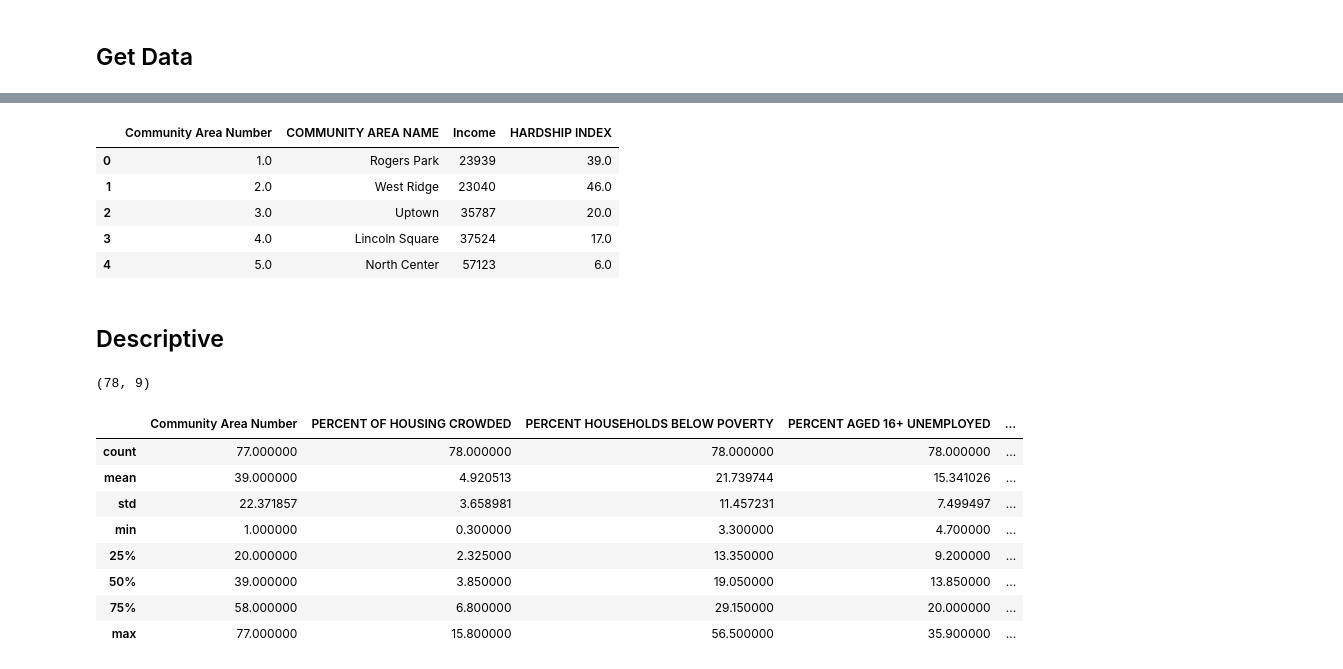
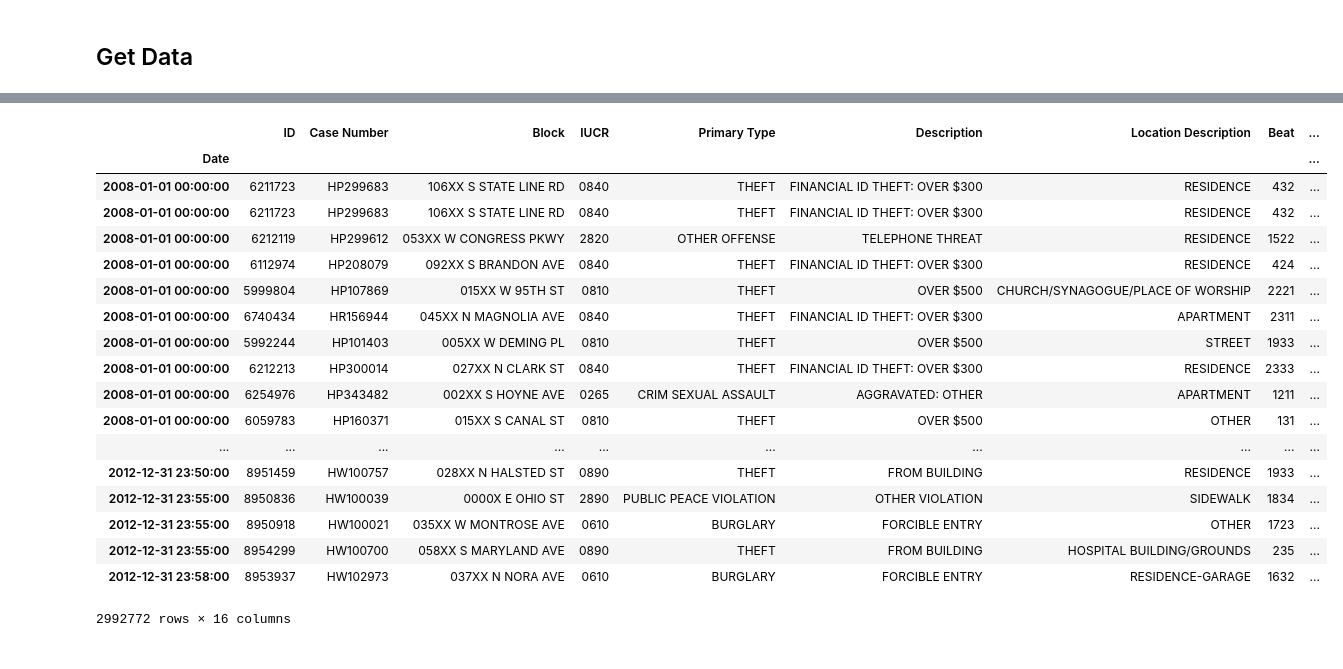
Before and after one commit to nschenone/Crime_Analysis_in_Chicago, a Jupyter notebook: COGS 108 Final Project Shane.ipynb, the cells around one changed output, grey strips where cells are left out. Cells and saved outputs as stored; diff of their text form; code cells hidden in the pictures.

```diff
--- a/COGS 108 Final Project Shane.ipynb
+++ b/COGS 108 Final Project Shane.ipynb
@@ -382,33 +246,22 @@ set(list(Community))
-# %%
-Community.drop(columns=['PERCENT OF HOUSING CROWDED',
-                'PERCENT HOUSEHOLDS BELOW POVERTY',
-                'PERCENT AGED 16+ UNEMPLOYED',
-                'PERCENT AGED 25+ WITHOUT HIGH SCHOOL DIPLOMA',
-                'PERCENT AGED UNDER 18 OR OVER 64',
-                'PERCENT OF HOUSING CROWDED'],inplace=True)
-Community.head(5)
-# %% [output]
-|  | Community Area Number | COMMUNITY AREA NAME | Income | HARDSHIP INDEX |
-| 0 | 1.0 | Rogers Park | 23939 | 39.0 |
-| 1 | 2.0 | West Ridge | 23040 | 46.0 |
-| 2 | 3.0 | Uptown | 35787 | 20.0 |
-| 3 | 4.0 | Lincoln Square | 37524 | 17.0 |
-| 4 | 5.0 | North Center | 57123 | 6.0 |
-# %% [markdown]
-## Descriptive
-# %%
-Community.shape
-# %% [output]
-(78, 9)
-# %%
-Community.describe()
-# %% [output]
-|  | Community Area Number | PERCENT OF HOUSING CROWDED | PERCENT HOUSEHOLDS BELOW POVERTY | PERCENT AGED 16+ UNEMPLOYED | ... |
-| count | 77.000000 | 78.000000 | 78.000000 | 78.000000 | ... |
-| mean | 39.000000 | 4.920513 | 21.739744 | 15.341026 | ... |
-| std | 22.371857 | 3.658981 | 11.457231 | 7.499497 | ... |
-| min | 1.000000 | 0.300000 | 3.300000 | 4.700000 | ... |
-| 25% | 20.000000 | 2.325000 | 13.350000 | 9.200000 | ... |
-| 50% | 39.000000 | 3.850000 | 19.050000 | 13.850000 | ... |
-| 75% | 58.000000 | 6.800000 | 29.150000 | 20.000000 | ... |
-| max | 77.000000 | 15.800000 | 56.500000 | 35.900000 | ... |
+# %%
+df_2008_2012
+# %% [output]
+|  | ID | Case Number | Block | IUCR | Primary Type | Description | Location Description | Beat | ... |
+| Date |  |  |  |  |  |  |  |  | ... |
+| 2008-01-01 00:00:00 | 6211723 | HP299683 | 106XX S STATE LINE RD | 0840 | THEFT | FINANCIAL ID THEFT: OVER $300 | RESIDENCE | 432 | ... |
+| 2008-01-01 00:00:00 | 6211723 | HP299683 | 106XX S STATE LINE RD | 0840 | THEFT | FINANCIAL ID THEFT: OVER $300 | RESIDENCE | 432 | ... |
+| 2008-01-01 00:00:00 | 6212119 | HP299612 | 053XX W CONGRESS PKWY | 2820 | OTHER OFFENSE | TELEPHONE THREAT | RESIDENCE | 1522 | ... |
+| 2008-01-01 00:00:00 | 6112974 | HP208079 | 092XX S BRANDON AVE | 0840 | THEFT | FINANCIAL ID THEFT: OVER $300 | RESIDENCE | 424 | ... |
+| 2008-01-01 00:00:00 | 5999804 | HP107869 | 015XX W 95TH ST | 0810 | THEFT | OVER $500 | CHURCH/SYNAGOGUE/PLACE OF WORSHIP | 2221 | ... |
+| 2008-01-01 00:00:00 | 6740434 | HR156944 | 045XX N MAGNOLIA AVE | 0840 | THEFT | FINANCIAL ID THEFT: OVER $300 | APARTMENT | 2311 | ... |
+| 2008-01-01 00:00:00 | 5992244 | HP101403 | 005XX W DEMING PL | 0810 | THEFT | OVER $500 | STREET | 1933 | ... |
+| 2008-01-01 00:00:00 | 6212213 | HP300014 | 027XX N CLARK ST | 0840 | THEFT | FINANCIAL ID THEFT: OVER $300 | RESIDENCE | 2333 | ... |
+| 2008-01-01 00:00:00 | 6254976 | HP343482 | 002XX S HOYNE AVE | 0265 | CRIM SEXUAL ASSAULT | AGGRAVATED: OTHER | APARTMENT | 1211 | ... |
+| 2008-01-01 00:00:00 | 6059783 | HP160371 | 015XX S CANAL ST | 0810 | THEFT | OVER $500 | OTHER | 131 | ... |
+| ... | ... | ... | ... | ... | ... | ... | ... | ... | ... |
+| 2012-12-31 23:50:00 | 8951459 | HW100757 | 028XX N HALSTED ST | 0890 | THEFT | FROM BUILDING | RESIDENCE | 1933 | ... |
+| 2012-12-31 23:55:00 | 8950836 | HW100039 | 0000X E OHIO ST | 2890 | PUBLIC PEACE VIOLATION | OTHER VIOLATION | SIDEWALK | 1834 | ... |
+| 2012-12-31 23:55:00 | 8950918 | HW100021 | 035XX W MONTROSE AVE | 0610 | BURGLARY | FORCIBLE ENTRY | OTHER | 1723 | ... |
+| 2012-12-31 23:55:00 | 8954299 | HW100700 | 058XX S MARYLAND AVE | 0890 | THEFT | FROM BUILDING | HOSPITAL BUILDING/GROUNDS | 235 | ... |
+| 2012-12-31 23:58:00 | 8953937 | HW102973 | 037XX N NORA AVE | 0610 | BURGLARY | FORCIBLE ENTRY | RESIDENCE-GARAGE | 1632 | ... |
+2992772 rows × 16 columns
```
Also changed, not shown: parts of 33 cells of this notebook.
